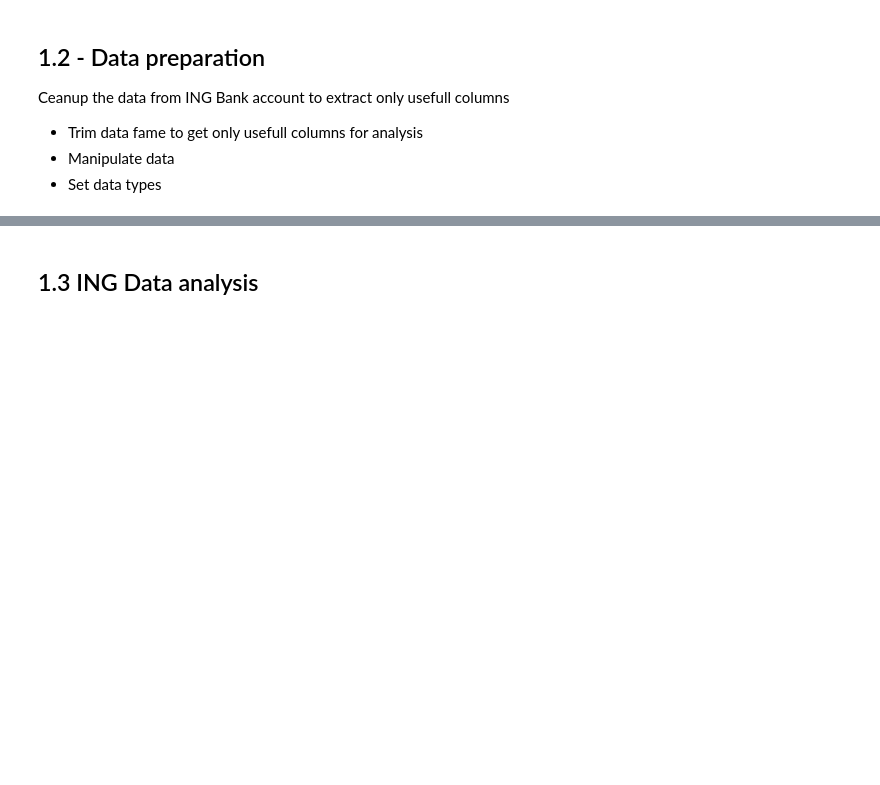
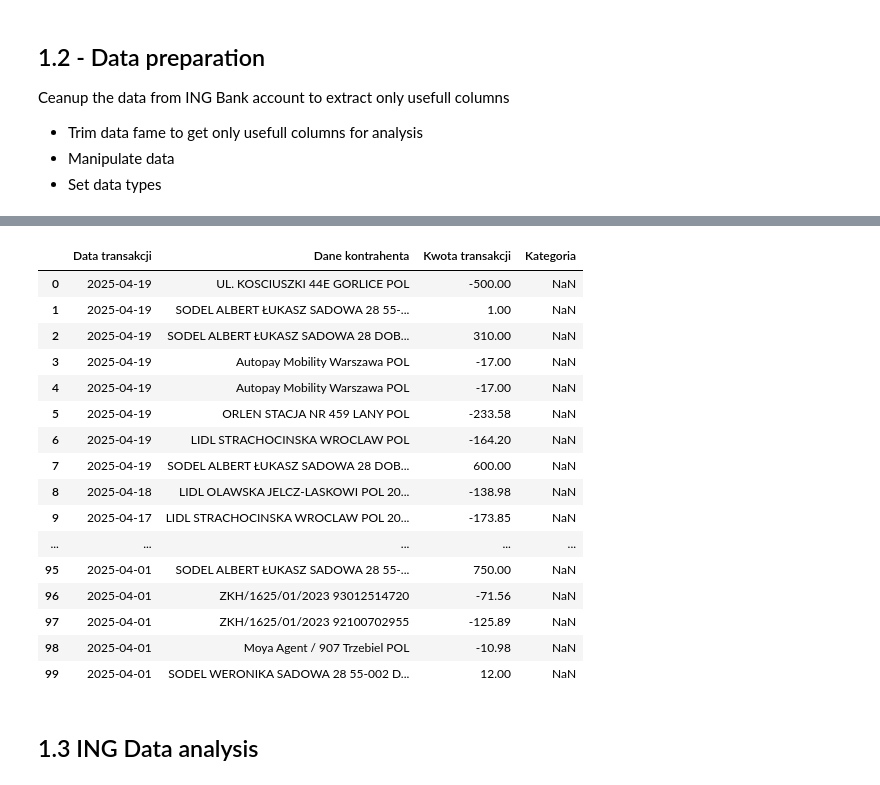
Before and after one commit to sodelalbert/StatementScan, a Jupyter notebook: bsa.ipynb, the cells around one changed output, grey strips where cells are left out. Saved outputs shown, nothing was run; the diff lists cells and outputs as text; code cells hidden in the pictures; blank space fills up the shorter version.

```diff
--- a/bsa.ipynb
+++ b/bsa.ipynb
@@ -20,3 +17,5 @@ ING_CSV = "data/ING_MILL_2025.csv"
+# %%
+ING_CSV = "data/mil_rach_2025.csv"
 # %% [markdown]
 ## Categorization
 # %%
@@ -34,6 +33,12 @@ import pandas as pd
 from tabulate import tabulate
 
 from helper import get_ing_header_row_index
+
+# Dataframe print settings
+pd.set_option('display.max_rows', None) # Show all rows
+pd.set_option('display.max_columns', None) # Show all columns
+pd.set_option('display.max_colwidth', None) # Optional: prevent truncating column width
+pd.set_option('display.width', None) # Optional: wide display for Jupyter environments
 
 # CSV file settings
 ING_ENCODING = "cp1250"
@@ -76,3 +66,62 @@ ing_raw_df.head(10)
+# %%
+# Drop columns with "Unnamed" in the header
+df = ing_raw_df.loc[:, ~ing_raw_df.columns.str.startswith("Unnamed")]
+
+# COPY Kwota blokady/zwolnienie blokady ->  Kwota transakcji (waluta rachunku)
+df = df.copy() # needed due to error
+df.loc[
+    df["Kwota transakcji (waluta rachunku)"].isna(),
+    "Kwota transakcji (waluta rachunku)"
+] = df["Kwota blokady/zwolnienie blokady"]
+
+# RENAME Kwota transakcji (waluta rachunku) -> Kwota transakcji
+df = df.rename(columns={"Kwota transakcji (waluta rachunku)": "Kwota transakcji"})
+
+# IF Dane kontrahenta empty COPY Tytuł
+df["Dane kontrahenta"] = df.apply(
+    lambda row: row["Tytuł"] if not row["Dane kontrahenta"].strip() else row["Dane kontrahenta"],
+    axis=1
+)
+
+# Columns: Data transakcji; Dane kontrahenta; Kwota transakcji;
+df = df.copy()
+df = df[["Data transakcji", "Dane kontrahenta", "Kwota transakcji"]]
+
+# Add column
+df["Kategoria"] = "NaN"
+
+
+# *** SET data type ***
+
+df["Data transakcji"] = df["Data transakcji"].astype("datetime64[ns]")
+df["Dane kontrahenta"] = df["Dane kontrahenta"].astype(str)
+
+df["Kwota transakcji"] = df["Kwota transakcji"].str.replace(",", ".").astype(float) # Replace comma with dot
+df["Kwota transakcji"] = df["Kwota transakcji"].astype(float)
+
+df["Kategoria"] = df["Kategoria"].astype(str)
+
+df.dtypes
+
+df.head(100)
+# %% [output]
+|  | Data transakcji | Dane kontrahenta | Kwota transakcji | Kategoria |
+| 0 | 2025-04-19 | UL. KOSCIUSZKI 44E GORLICE POL | -500.00 | NaN |
+| 1 | 2025-04-19 | SODEL ALBERT ŁUKASZ SADOWA 28 55-... | 1.00 | NaN |
+| 2 | 2025-04-19 | SODEL ALBERT ŁUKASZ SADOWA 28 DOB... | 310.00 | NaN |
+| 3 | 2025-04-19 | Autopay Mobility Warszawa POL | -17.00 | NaN |
+| 4 | 2025-04-19 | Autopay Mobility Warszawa POL | -17.00 | NaN |
+| 5 | 2025-04-19 | ORLEN STACJA NR 459 LANY POL | -233.58 | NaN |
+| 6 | 2025-04-19 | LIDL STRACHOCINSKA WROCLAW POL | -164.20 | NaN |
+| 7 | 2025-04-19 | SODEL ALBERT ŁUKASZ SADOWA 28 DOB... | 600.00 | NaN |
+| 8 | 2025-04-18 | LIDL OLAWSKA JELCZ-LASKOWI POL 20... | -138.98 | NaN |
+| 9 | 2025-04-17 | LIDL STRACHOCINSKA WROCLAW POL 20... | -173.85 | NaN |
+| ... | ... | ... | ... | ... |
+| 95 | 2025-04-01 | SODEL ALBERT ŁUKASZ SADOWA 28 55-... | 750.00 | NaN |
+| 96 | 2025-04-01 | ZKH/1625/01/2023 93012514720 | -71.56 | NaN |
+| 97 | 2025-04-01 | ZKH/1625/01/2023 92100702955 | -125.89 | NaN |
+| 98 | 2025-04-01 | Moya Agent / 907 Trzebiel POL | -10.98 | NaN |
+| 99 | 2025-04-01 | SODEL WERONIKA SADOWA 28 55-002 D... | 12.00 | NaN |
 # %%
 # *** Trim data frame ***
 
```
Also changed, not shown: parts of 3 cells of this notebook.
